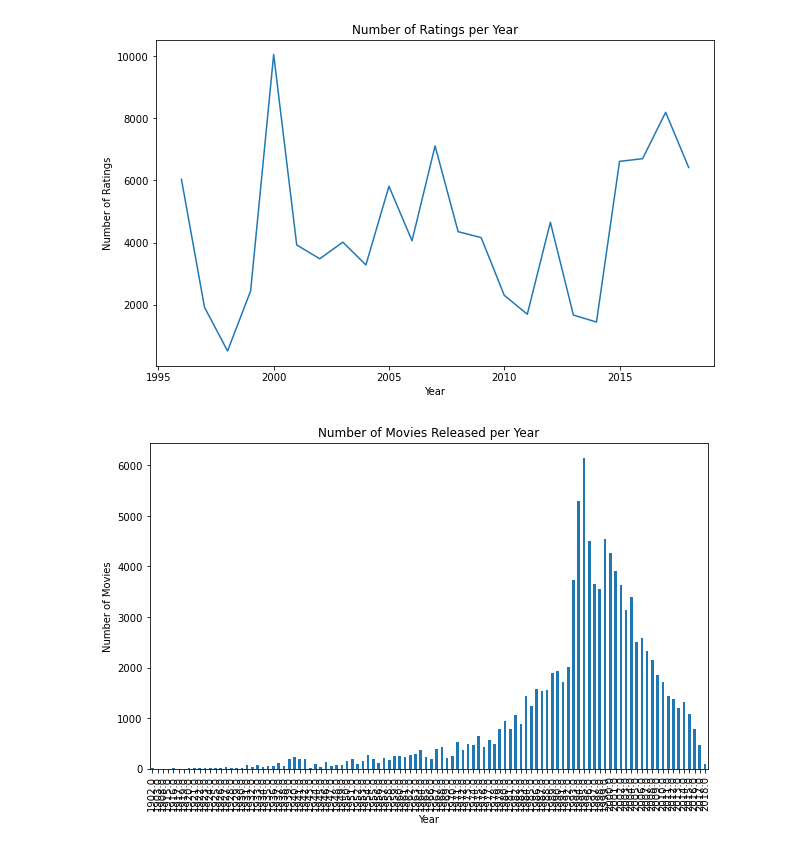
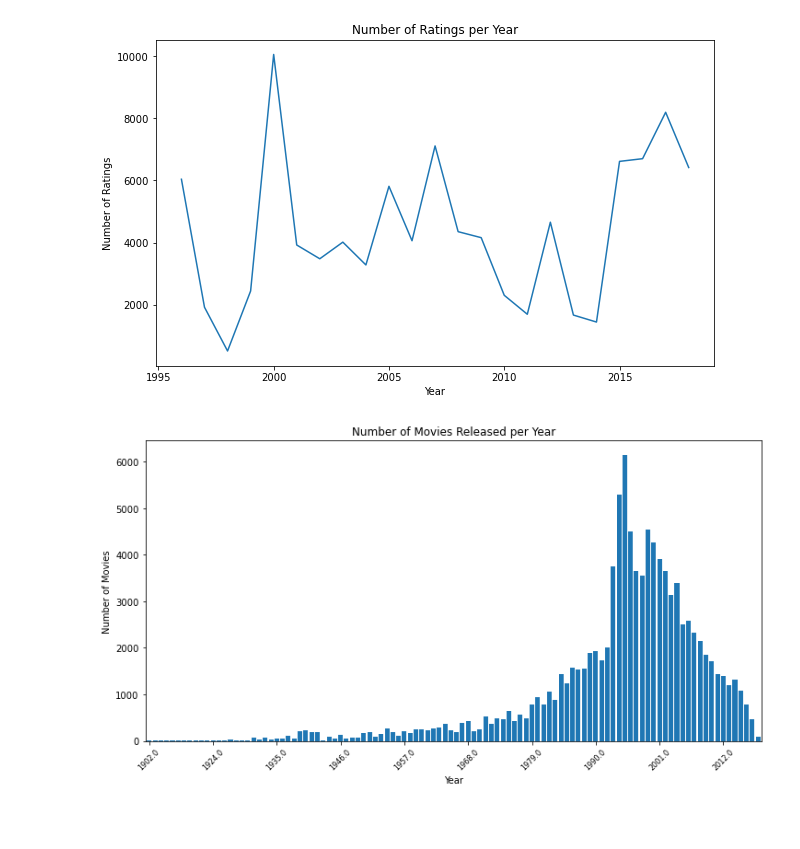
Before and after one commit to OchiengGideon/Group3_phase4_Project, a Jupyter notebook: Recommendation System.ipynb, the cells around one changed output. Cells and saved outputs as stored; diff of their text form; code cells hidden in the pictures; blank space fills up the shorter version.

```diff
--- a/Recommendation System.ipynb
+++ b/Recommendation System.ipynb
@@ -304,11 +343,17 @@ plt.show()
 # %%
 df['release_year'] = df['title'].str.extract(r'\((\d{4})\)').astype(float)
 movies_per_year = df['release_year'].value_counts().sort_index()
-plt.figure(figsize=(10, 6))
-movies_per_year.plot(kind='bar')
+
+plt.figure(figsize=(12, 6))
+movies_per_year.plot(kind='bar', width=0.8)
 plt.title('Number of Movies Released per Year')
 plt.xlabel('Year')
 plt.ylabel('Number of Movies')
+
+
+plt.xticks(rotation=45, fontsize=8)
+plt.locator_params(axis='x', nbins=10)
+
 plt.show()
 # %% [output]
-[figure, old version]
+[figure, new version]
```
Also changed, not shown: parts of 3 cells of this notebook.
